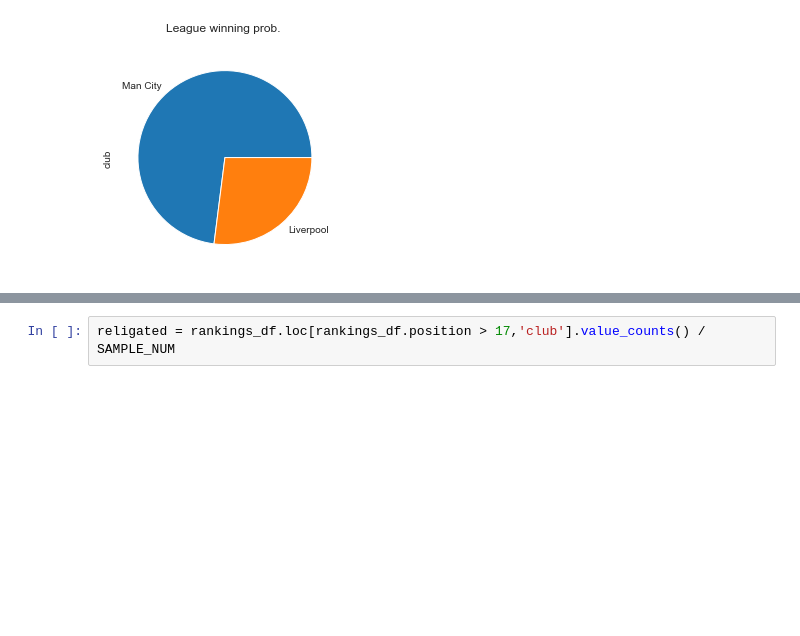
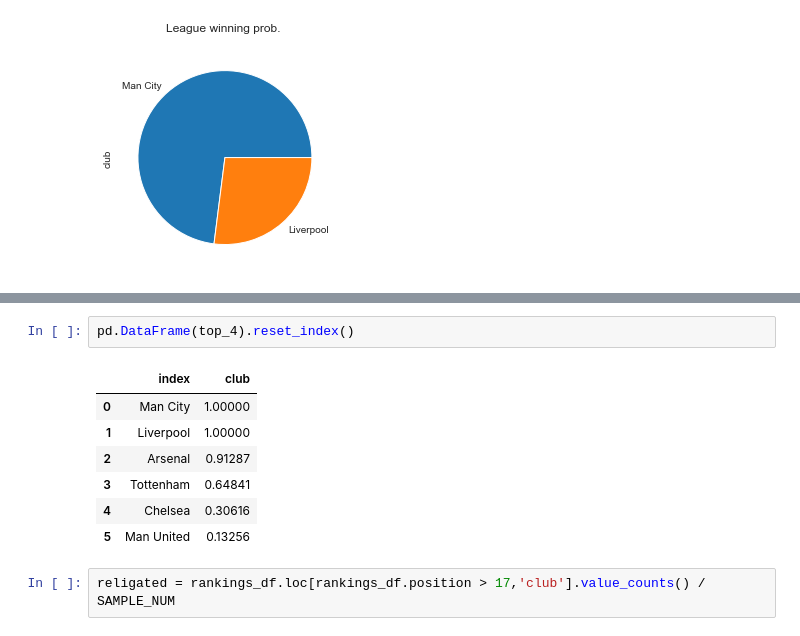
Before and after one commit to oli5679/football_elos, a Jupyter notebook: Premier League.ipynb, the cells around one changed output, grey strips where cells are left out. Cells and saved outputs as stored; diff of their text form; blank space fills up the shorter version.

```diff
--- a/Premier League.ipynb
+++ b/Premier League.ipynb
@@ -156,3 +167,13 @@ count_plot(top_4.index,top_4 * 100,'Top 4')
+# %%
+pd.DataFrame(top_4).reset_index()
+# %% [output]
+|  | index | club |
+| 0 | Man City | 1.00000 |
+| 1 | Liverpool | 1.00000 |
+| 2 | Arsenal | 0.91287 |
+| 3 | Tottenham | 0.64841 |
+| 4 | Chelsea | 0.30616 |
+| 5 | Man United | 0.13256 |
 # %%
 religated = rankings_df.loc[rankings_df.position > 17,'club'].value_counts() / SAMPLE_NUM
 # %%
```
Also changed, not shown: parts of 6 cells of this notebook.
